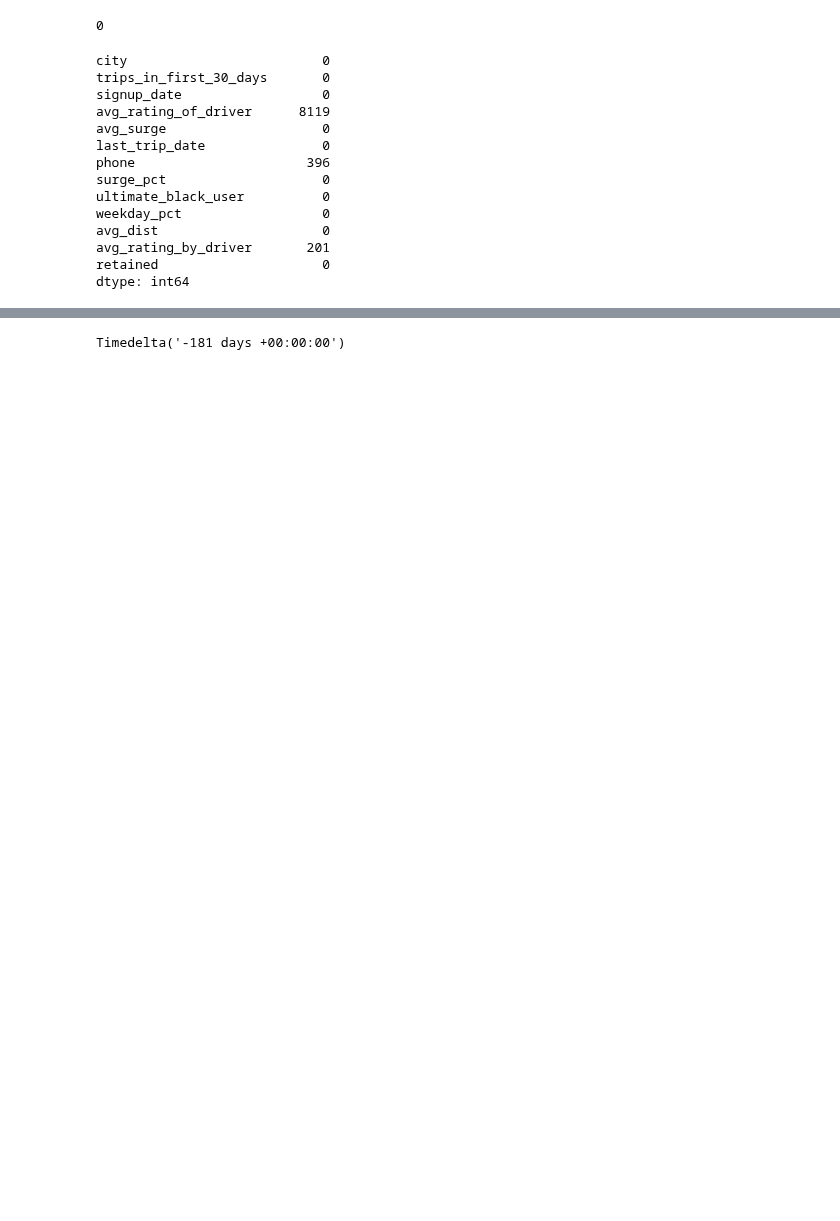
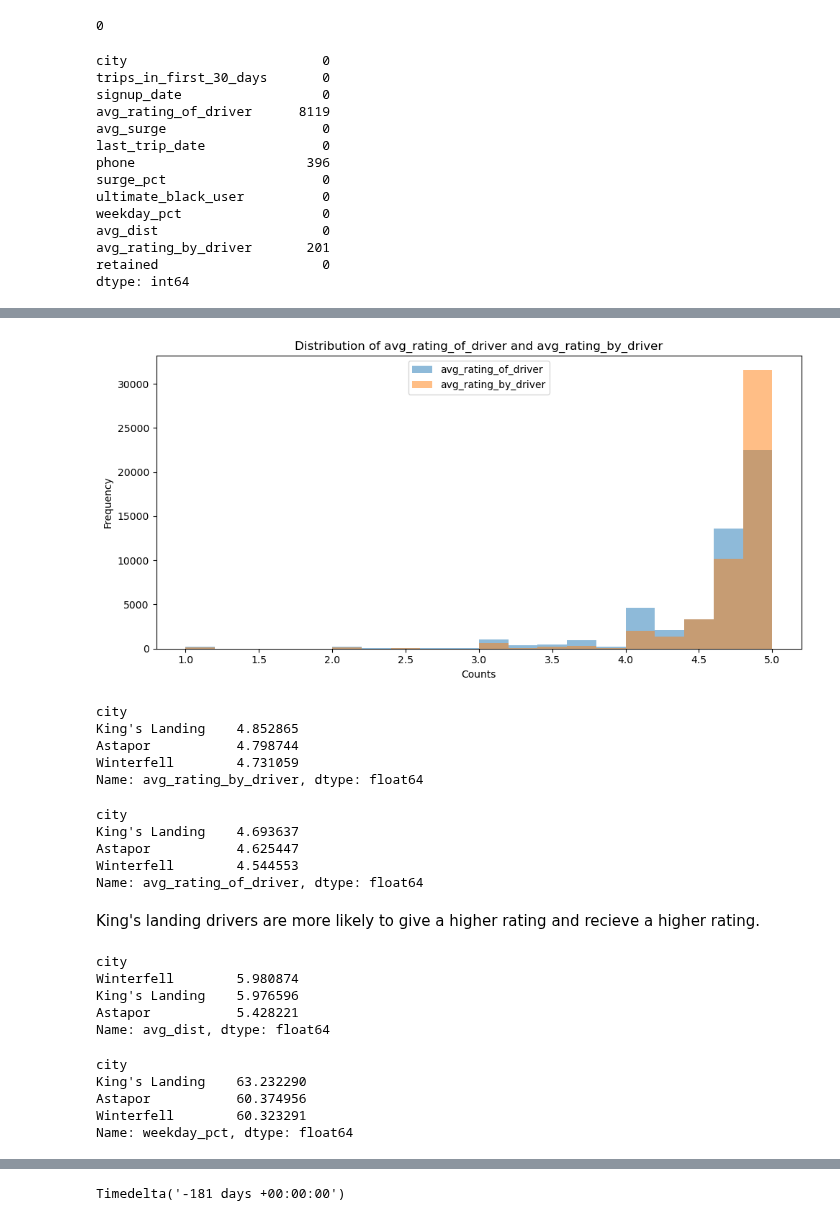
Before and after one commit to n-altawam/Sprinboard, a Jupyter notebook: 26.2.2 Ultimate Technologies Inc. Take-Home Challenge/Ultimate_data_science_challenge.ipynb, the cells around one changed output, grey strips where cells are left out. Cells and saved outputs as stored; diff of their text form; code cells hidden in the pictures; blank space fills up the shorter version.

```diff
--- a/26.2.2 Ultimate Technologies Inc. Take-Home Challenge/Ultimate_data_science_challenge.ipynb
+++ b/26.2.2 Ultimate Technologies Inc. Take-Home Challenge/Ultimate_data_science_challenge.ipynb
@@ -340,0 +384,51 @@ memory usage: 3.9+ MB
+# %%
+import matplotlib.pyplot as plt
+
+fig, ax = plt.subplots(figsize=(10, 5))
+
+ax.hist(df['avg_rating_of_driver'], bins=20, alpha=0.5, label='avg_rating_of_driver')
+ax.hist(df['avg_rating_by_driver'], bins=20, alpha=0.5, label='avg_rating_by_driver')
+
+ax.set_xlabel('Counts')
+ax.set_ylabel('Frequency')
+ax.set_title('Distribution of avg_rating_of_driver and avg_rating_by_driver')
+ax.legend(loc='upper center')
+plt.tight_layout()
+
+plt.show()
+# %% [output]
+[figure, added]
+# %%
+df.groupby(['city'])['avg_rating_by_driver'].mean().sort_values(ascending=False)
+# %% [output]
+city
+King's Landing    4.852865
+Astapor           4.798744
+Winterfell        4.731059
+Name: avg_rating_by_driver, dtype: float64
+# %%
+df.groupby(['city'])['avg_rating_of_driver'].mean().sort_values(ascending=False)
+# %% [output]
+city
+King's Landing    4.693637
+Astapor           4.625447
+Winterfell        4.544553
+Name: avg_rating_of_driver, dtype: float64
+# %% [markdown]
+King's landing drivers are more likely to give a higher rating and recieve a higher rating.
+# %%
+df.groupby(['city'])['avg_dist'].mean().sort_values(ascending=False)
+# %% [output]
+city
+Winterfell        5.980874
+King's Landing    5.976596
+Astapor           5.428221
+Name: avg_dist, dtype: float64
+# %%
+df.groupby(['city'])['weekday_pct'].mean().sort_values(ascending=False)
+# %% [output]
+city
+King's Landing    63.232290
+Astapor           60.374956
+Winterfell        60.323291
+Name: weekday_pct, dtype: float64
```
Also changed, not shown: parts of 53 cells of this notebook, 4 other files.
